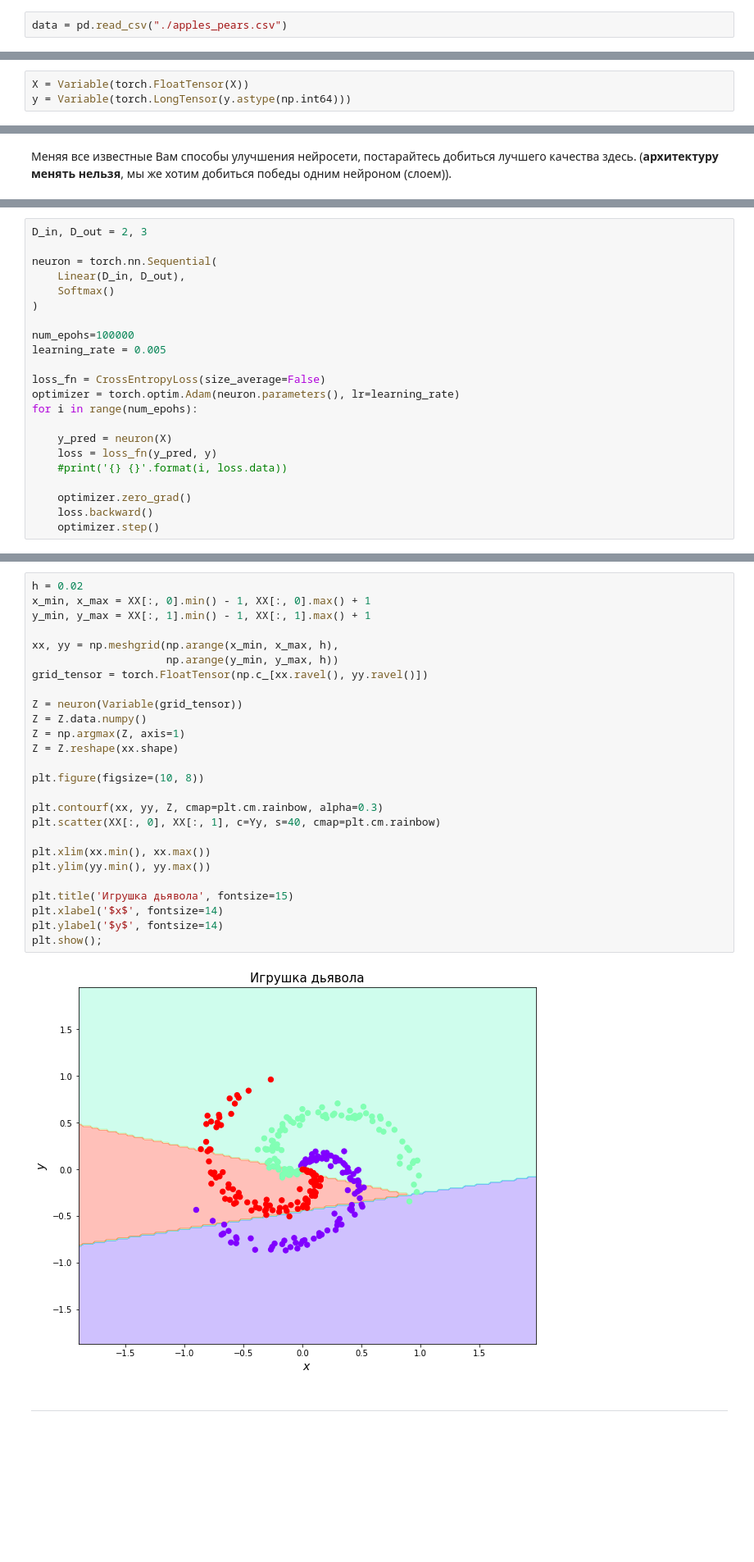
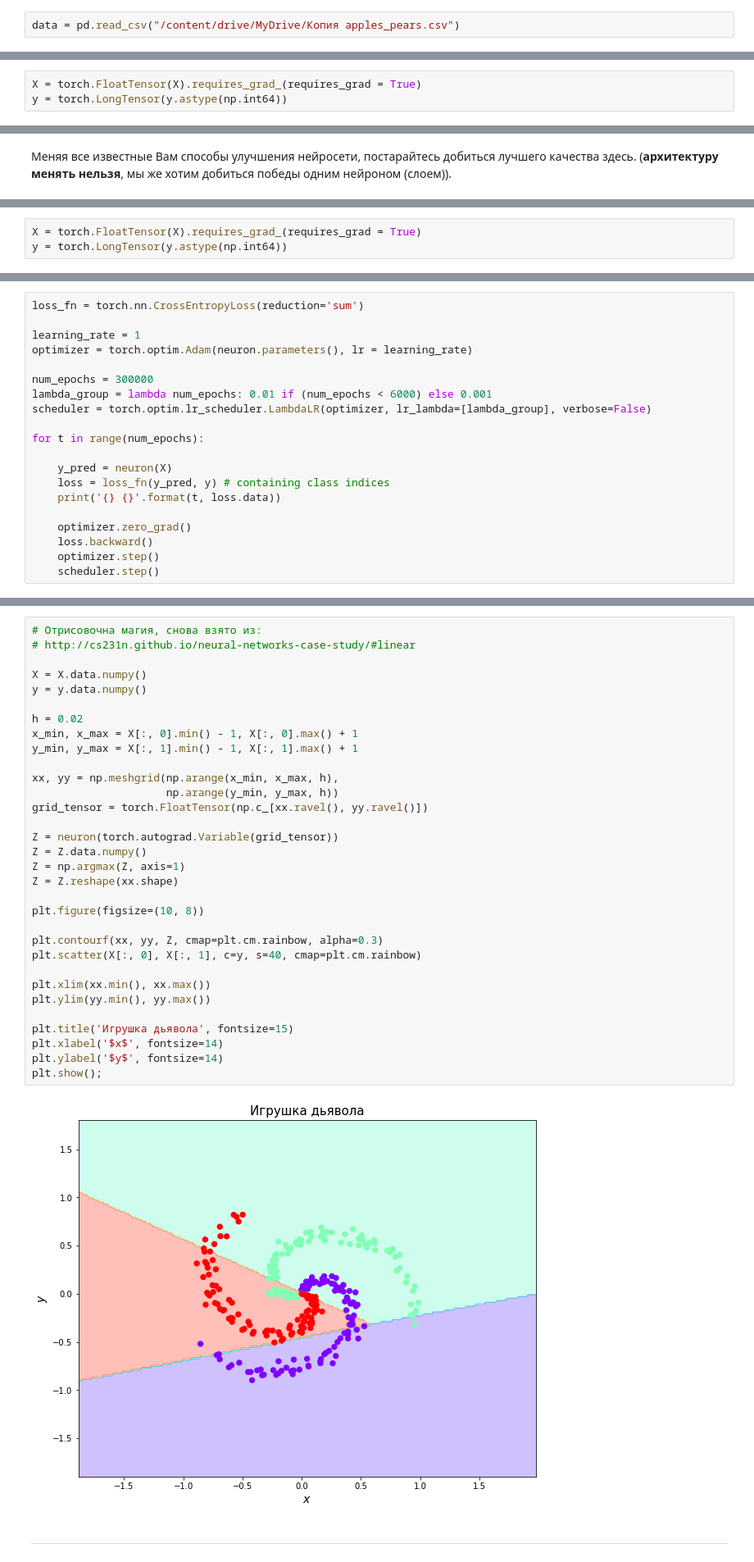
Before and after one commit to bulinayas/Deep-deep-learning, a Jupyter notebook: [seminar]neuron_pytorch.ipynb, the cells around one changed output, grey strips where cells are left out. Shown at 82% size. Cells and saved outputs as stored; diff of their text form; blank space fills up the shorter version.

```diff
--- a/[seminar]neuron_pytorch.ipynb
+++ b/[seminar]neuron_pytorch.ipynb
@@ -36,5 +41,5 @@ import matplotlib.pyplot as plt
 # %%
-data = pd.read_csv("./apples_pears.csv")
+data = pd.read_csv("/content/drive/MyDrive/Копия apples_pears.csv")
 # %%
 plt.figure(figsize=(10, 8))
 plt.scatter(data.iloc[:, 0], data.iloc[:, 1], c=data['target'], cmap='rainbow')
@@ -350,6 +367,6 @@ plt.show();
 # %%
-X = Variable(torch.FloatTensor(X))
-y = Variable(torch.LongTensor(y.astype(np.int64)))
+X = torch.FloatTensor(X).requires_grad_(requires_grad = True)
+y = torch.LongTensor(y.astype(np.int64))
 # %%
 print(X.data.shape, y.data.shape)
 # %% [output]
@@ -436,0 +495,3 @@ from torch.optim import Adam
+# %%
+X = torch.FloatTensor(X).requires_grad_(requires_grad = True)
+y = torch.LongTensor(y.astype(np.int64))
@@ -437,22 +515,20 @@ from torch.optim import Adam
 # %%
-D_in, D_out = 2, 3
+loss_fn = torch.nn.CrossEntropyLoss(reduction='sum')
 
-neuron = torch.nn.Sequential(
-    Linear(D_in, D_out),
-    Softmax()
-)
+learning_rate = 1
+optimizer = torch.optim.Adam(neuron.parameters(), lr = learning_rate)
 
-num_epohs=100000
-learning_rate = 0.005
+num_epochs = 300000
+lambda_group = lambda num_epochs: 0.01 if (num_epochs < 6000) else 0.001
+scheduler = torch.optim.lr_scheduler.LambdaLR(optimizer, lr_lambda=[lambda_group], verbose=False)
 
-loss_fn = CrossEntropyLoss(size_average=False)
-optimizer = torch.optim.Adam(neuron.parameters(), lr=learning_rate)
-for i in range(num_epohs):
+for t in range(num_epochs):
 
     y_pred = neuron(X)
-    loss = loss_fn(y_pred, y)
-    #print('{} {}'.format(i, loss.data))
+    loss = loss_fn(y_pred, y) # containing class indices
+    print('{} {}'.format(t, loss.data))
 
     optimizer.zero_grad()
     loss.backward()
     optimizer.step()
+    scheduler.step()
@@ -462,31 +553,37 @@ Yy = y.data.numpy()
 # %%
+# Отрисовочна магия, снова взято из:
+# http://cs231n.github.io/neural-networks-case-study/#linear
+
+X = X.data.numpy()
+y = y.data.numpy()
+
 h = 0.02
-x_min, x_max = XX[:, 0].min() - 1, XX[:, 0].max() + 1
-y_min, y_max = XX[:, 1].min() - 1, XX[:, 1].max() + 1
+x_min, x_max = X[:, 0].min() - 1, X[:, 0].max() + 1
+y_min, y_max = X[:, 1].min() - 1, X[:, 1].max() + 1
 
 xx, yy = np.meshgrid(np.arange(x_min, x_max, h),
                      np.arange(y_min, y_max, h))
 grid_tensor = torch.FloatTensor(np.c_[xx.ravel(), yy.ravel()])
 
-Z = neuron(Variable(grid_tensor))
+Z = neuron(torch.autograd.Variable(grid_tensor))
 Z = Z.data.numpy()
 Z = np.argmax(Z, axis=1)
 Z = Z.reshape(xx.shape)
 
 plt.figure(figsize=(10, 8))
 
 plt.contourf(xx, yy, Z, cmap=plt.cm.rainbow, alpha=0.3)
-plt.scatter(XX[:, 0], XX[:, 1], c=Yy, s=40, cmap=plt.cm.rainbow)
+plt.scatter(X[:, 0], X[:, 1], c=y, s=40, cmap=plt.cm.rainbow)
 
 plt.xlim(xx.min(), xx.max())
 plt.ylim(yy.min(), yy.max())
 
 plt.title('Игрушка дьявола', fontsize=15)
 plt.xlabel('$x$', fontsize=14)
 plt.ylabel('$y$', fontsize=14)
 plt.show();
 # %% [output]
-[figure, old version]
+[figure, new version]
 # %% [markdown]
 ---
 # %% [markdown]
```
Also changed, not shown: parts of 43 cells of this notebook.
